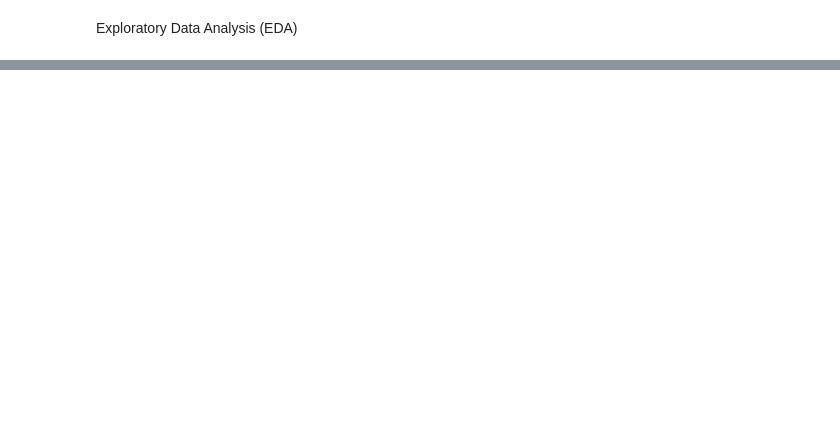
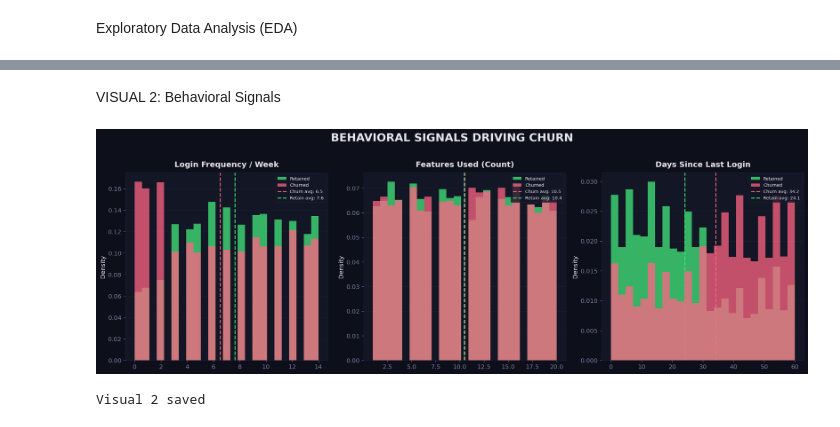
Before and after one commit to Qirrat098/AI-Powered-Customer-Churn-Intelligence-System, a Jupyter notebook: AI_Customer_Churn.ipynb, the cells around one changed output, grey strips where cells are left out. Cells and saved outputs as stored; diff of their text form; code cells hidden in the pictures; blank space fills up the shorter version.

Commit message:
Visuals Added

```diff
--- a/AI_Customer_Churn.ipynb
+++ b/AI_Customer_Churn.ipynb
@@ -124,0 +231,39 @@ Numerical summary:
+# %% [markdown]
+VISUAL 2: Behavioral Signals
+# %%
+fig, axes = plt.subplots(1, 3, figsize=(18, 6), facecolor=PALETTE['bg'])
+fig.suptitle('BEHAVIORAL SIGNALS DRIVING CHURN',
+             fontsize=20, fontweight='bold', color=PALETTE['text'], y=1.02)
+
+behavioral_cols = ['login_frequency_per_week', 'features_used_count', 'last_login_days_ago']
+col_labels      = ['Login Frequency / Week', 'Features Used (Count)', 'Days Since Last Login']
+
+for ax, col, label in zip(axes, behavioral_cols, col_labels):
+    churned_data  = df[df['churn'] == 1][col]
+    retained_data = df[df['churn'] == 0][col]
+
+    ax.hist(retained_data, bins=25, alpha=0.75, color=PALETTE['retain'],
+            label='Retained', density=True, zorder=3)
+    ax.hist(churned_data,  bins=25, alpha=0.75, color=PALETTE['churn'],
+            label='Churned',  density=True, zorder=4)
+
+    ax.axvline(churned_data.mean(),  color=PALETTE['churn'],
+               linestyle='--', linewidth=1.8, alpha=0.9,
+               label=f'Churn avg: {churned_data.mean():.1f}')
+    ax.axvline(retained_data.mean(), color=PALETTE['retain'],
+               linestyle='--', linewidth=1.8, alpha=0.9,
+               label=f'Retain avg: {retained_data.mean():.1f}')
+
+    ax.set_title(label, pad=10)
+    ax.set_ylabel('Density')
+    ax.yaxis.grid(True)
+    ax.legend(fontsize=8)
+
+plt.tight_layout()
+plt.savefig('visual2_behavioral_signals.png',
+            dpi=150, bbox_inches='tight', facecolor=PALETTE['bg'])
+plt.show()
+print("Visual 2 saved")
+# %% [output]
+[figure, added]
+Visual 2 saved
```
Also changed, not shown: parts of 2 cells of this notebook, 2 other files.
